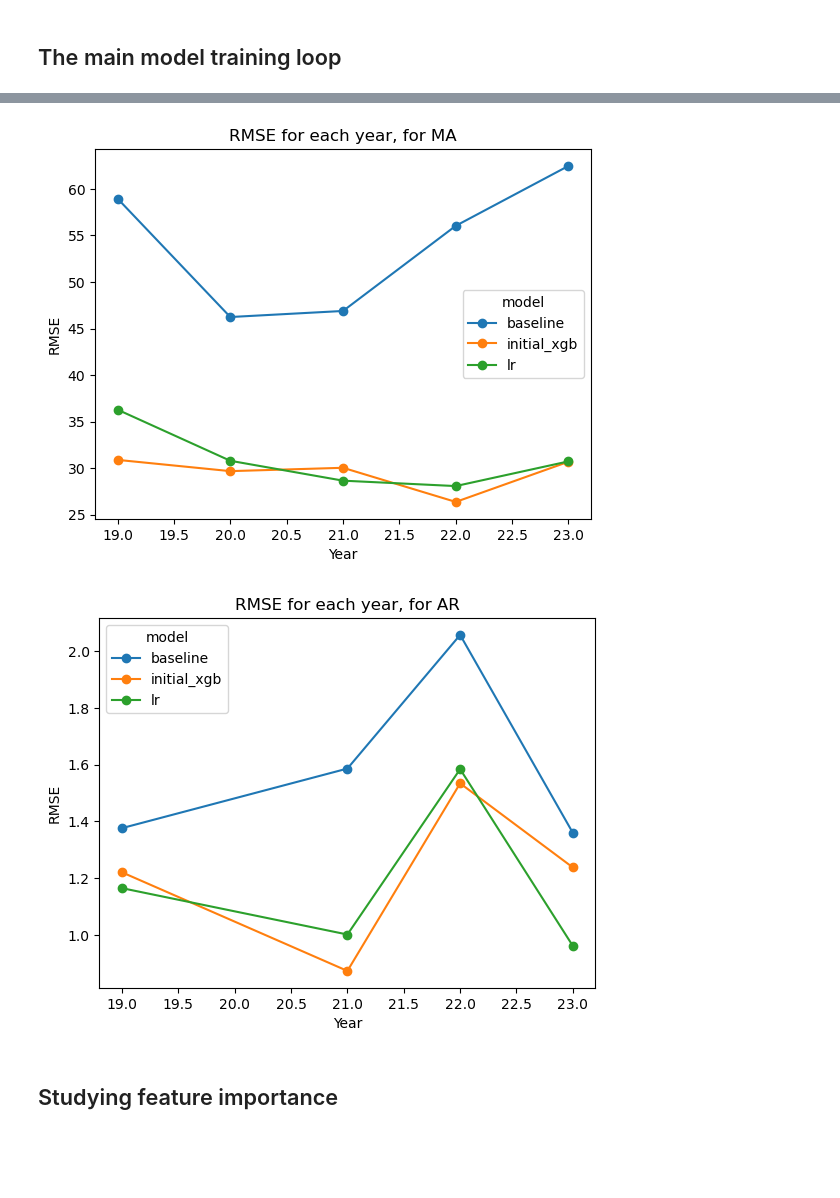
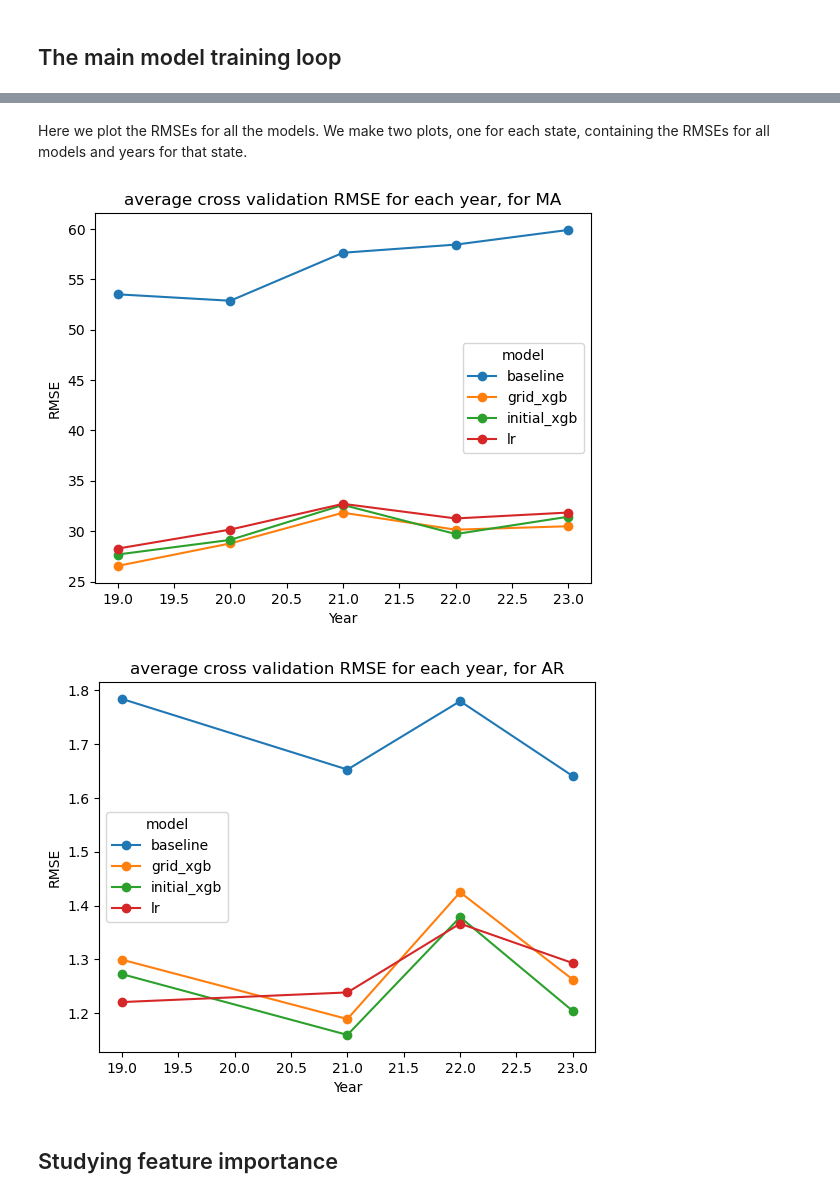
Before and after one commit to MCCamargo/math_ed_project, a Jupyter notebook: scripts/model_training_on_school_level_data.ipynb, the cells around one changed output, grey strips where cells are left out. Drawn from its saved outputs; the diff is of its cells as text; code cells hidden in the pictures; blank space fills up the shorter version.

```diff
--- a/scripts/model_training_on_school_level_data.ipynb
+++ b/scripts/model_training_on_school_level_data.ipynb
@@ -28,12 +41,10 @@ TODO: Fix graph x axis labels
 # %%
-import matplotlib.pyplot as plt
-import os
-
 states = ['MA', 'AR']
-years  = [19,20,21,22, 23]
+years  = [19, 20, 21, 22, 23]
 results = []
 
 trained_models = []
+test_sets = {}
 
 feature_names_dict = {}
 
@@ -44,50 +55,48 @@ for state in states:
         df = load_data_and_select_cols(state, year)
         X, y = process_data(df, state)
 
+        # train test split
         X_tr, X_test, y_tr, y_test = train_test_split(X, y, test_size = 0.15)
+        # store test data in test_sets
+        test_sets[(state, year)] = (X_test,y_test)
 
-        metrics, models = train_and_evaluate_models(X_tr, y_tr, X_test, y_test)
-        metrics.update(state=state, year=year)
+        metrics, models = train_and_evaluate_models_cv(X_tr, y_tr, random_state = None)
+        metrics.update(state = state, year = year)
         models.update(state = state, year = year)
 
         results.append(metrics)
         trained_models.append(models)
 
         feature_names_dict[(state,year)] = list(X.columns)
-
-
-df_res = pd.DataFrame(results)
-
-
-import matplotlib.pyplot as plt
-
-df_long = df_res.melt(
-    id_vars=['year', 'state'],
-    value_vars=['rmse_baseline', 'rmse_lr', 'rmse_initial_xgb'],
-    var_name='model',            # this will be 'rmse_baseline', etc.
-    value_name='rmse'
-)
-
-df_long['model'] = df_long['model'].str.replace('rmse_', '')
-
-# plot the RMSEs for the different models in the same plot, for each state
-
-for state in df_long['state'].unique():
-    # filter for this state
-    sub = df_long[df_long['state'] == state]
-
-    # pivot so columns are models
-    pivot = sub.pivot(index = 'year', columns = 'model', values = 'rmse')
-
-    # plot RMSEs for all state models in one figure
-    ax = pivot.plot(marker = 'o', title = f"RMSE for each year, for {state}")
-    ax.set_xlabel('Year')
-    ax.set_ylabel('RMSE')
-    ax.legend(title = 'model')
-    plt.show()
-# %% [output]
-[figure, removed]
-[figure, removed]
+# %% [markdown]
+Here we plot the RMSEs for all the models. We make two plots, one for each state, containing the RMSEs for all models and years for that state.
+# %%
+df_res = pd.DataFrame(results)
+
+df_long = df_res.melt(id_vars=['year', 'state'],
+                      value_vars=['rmse_baseline', 'rmse_lr', 'rmse_initial_xgb', 'rmse_grid_xgb'],
+                      var_name = 'model',
+                      value_name = 'rmse')
+
+df_long['model'] = df_long['model'].str.replace('rmse_', '')
+
+# plot the RMSEs for the different models in the same plot, for each state
+for state in df_long['state'].unique():
+    # filter for this state
+    sub = df_long[df_long['state'] == state]
+
+    # pivot so columns are models
+    pivot = sub.pivot(index = 'year', columns = 'model', values = 'rmse')
+
+    # plot RMSEs for all state models in one figure
+    ax = pivot.plot(marker = 'o', title = "average cross validation "f"RMSE for each year, for {state}")
+    ax.set_xlabel('Year')
+    ax.set_ylabel('RMSE')
+    ax.legend(title = 'model')
+    plt.show()
+# %% [output]
+[figure, added]
+[figure, added]
 # %% [markdown]
 ## Studying feature importance ##
 # %% [markdown]
```
Also changed, not shown: parts of 22 cells of this notebook, 6 other files.
